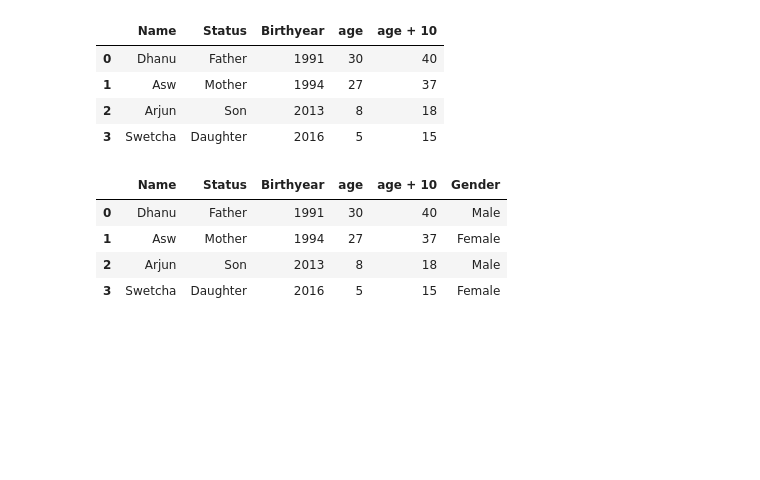
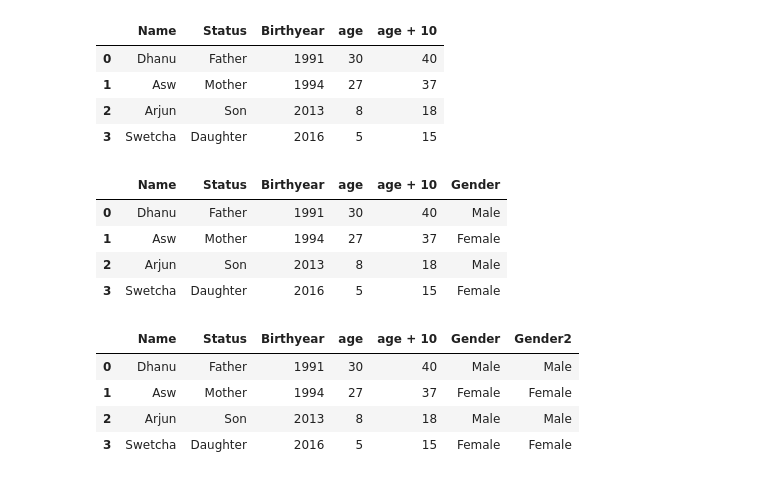
Before and after one commit to DollarDan/Data-Science, a Jupyter notebook: Python Basics/list-operations.ipynb, the cells around one changed output. Drawn from its saved outputs; the diff is of its cells as text; code cells hidden in the pictures; blank space fills up the shorter version.

```diff
--- a/Python Basics/list-operations.ipynb
+++ b/Python Basics/list-operations.ipynb
@@ -310,3 +310,17 @@ df
 | 1 | Asw | Mother | 1994 | 27 | 37 | Female |
 | 2 | Arjun | Son | 2013 | 8 | 18 | Male |
 | 3 | Swetcha | Daughter | 2016 | 5 | 15 | Female |
+# %%
+# alternative
+
+df['Gender2'] =''
+df.loc[(df['Status'] == 'Father') | (df['Status'] == 'Son'), 'Gender2'] = 'Male'
+df.loc[(df['Status'] == 'Mother') | (df['Status'] == 'Daughter'), 'Gender2'] = 'Female'
+
+df
+# %% [output]
+|  | Name | Status | Birthyear | age | age + 10 | Gender | Gender2 |
+| 0 | Dhanu | Father | 1991 | 30 | 40 | Male | Male |
+| 1 | Asw | Mother | 1994 | 27 | 37 | Female | Female |
+| 2 | Arjun | Son | 2013 | 8 | 18 | Male | Male |
+| 3 | Swetcha | Daughter | 2016 | 5 | 15 | Female | Female |
```
Also changed, not shown: parts of 8 cells of this notebook, 1 other file.
